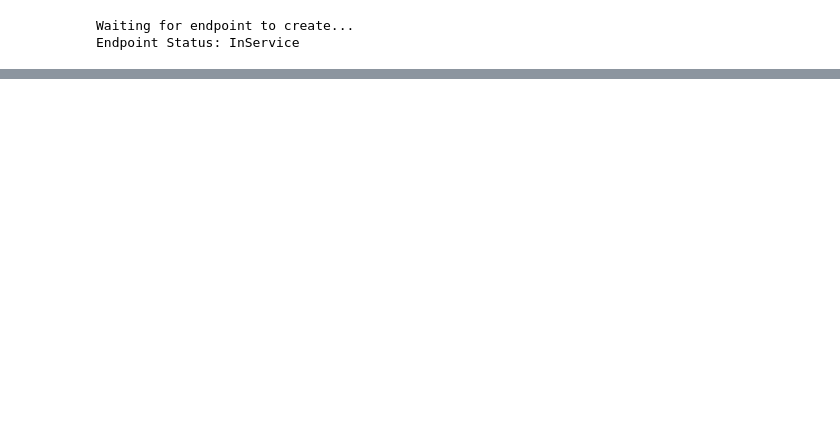
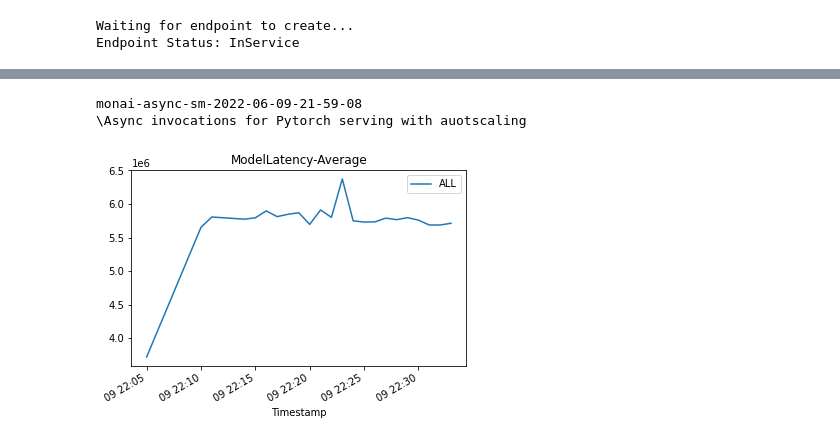
Before and after one commit to alex23lemm/monai-on-sagemaker-examples, a Jupyter notebook: MonaiAsyncInference/MonaiAsyncInference.ipynb, the cells around one changed output, grey strips where cells are left out. Drawn from its saved outputs; the diff is of its cells as text; code cells hidden in the pictures; blank space fills up the shorter version.

```diff
--- a/MonaiAsyncInference/MonaiAsyncInference.ipynb
+++ b/MonaiAsyncInference/MonaiAsyncInference.ipynb
@@ -251,0 +312,13 @@ KeyboardInterrupt:
+# %%
+print(endpoint_name)
+for i in range(1,1000):
+    response = sm_runtime.invoke_endpoint_async(
+    EndpointName=endpoint_name,
+    InputLocation=s3_uri)
+print("\Async invocations for Pytorch serving with auotscaling \n")
+# %% [output]
+monai-async-sm-2022-06-09-21-59-08
+\Async invocations for Pytorch serving with auotscaling
+# %%
+import pandas as pd
+cw = boto3.Session().client("cloudwatch")
@@ -251,0 +381,4 @@ KeyboardInterrupt:
+# %%
+model_latency_metrics = plot_endpoint_model_latency_metrics(endpoint_name, None, "variant1")
+# %% [output]
+[figure, added]
```
Also changed, not shown: parts of 11 cells of this notebook, 3 other files.
